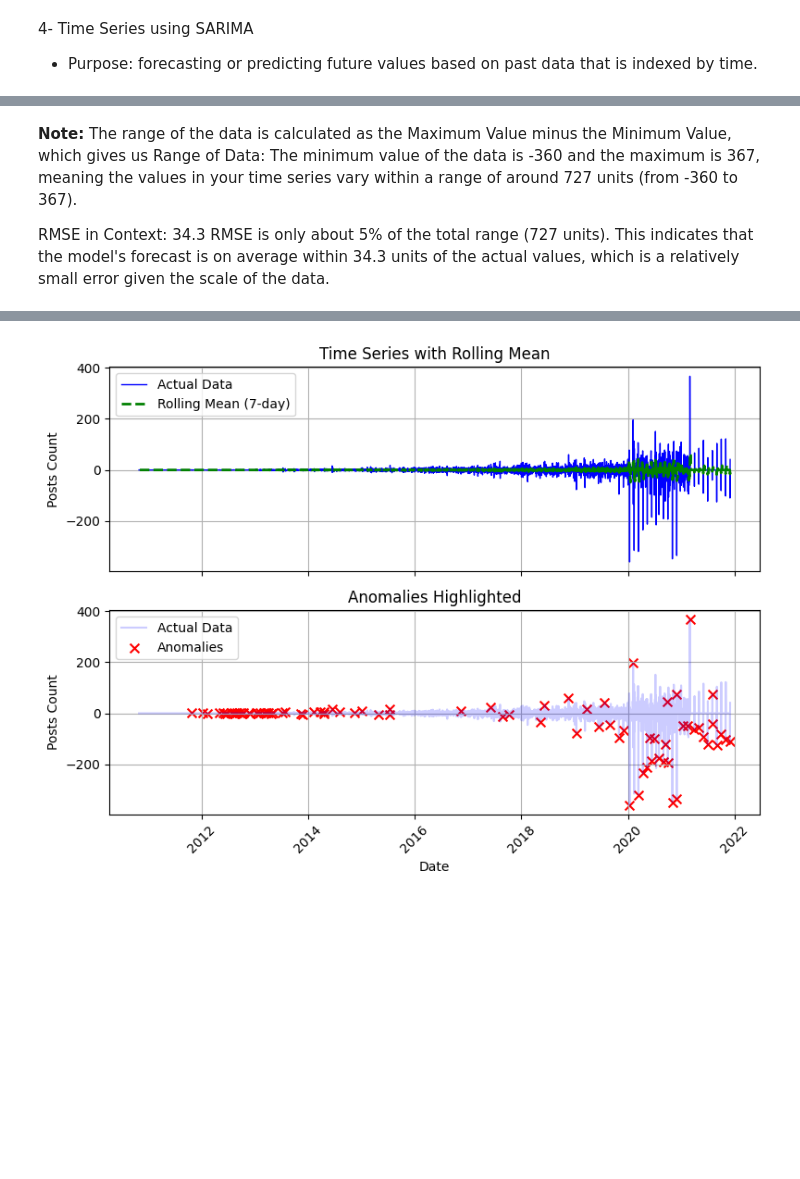
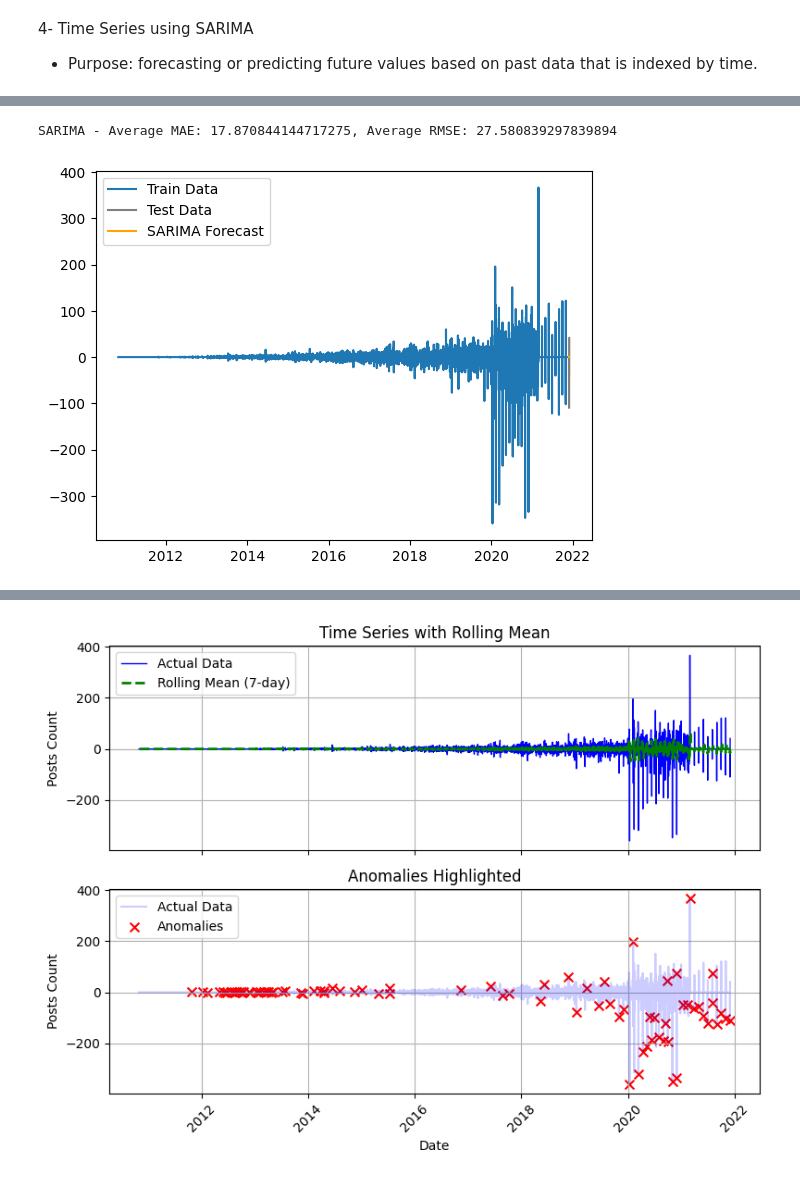
Before and after one commit to CleliaCaetano/-User-Behavior-Analysis-for-Optimizing-Engagement-on-Social-Media, a Jupyter notebook: Instagram_users_datetime_posts_data.ipynb, the cells around one changed output, grey strips where cells are left out. Drawn from its saved outputs; the diff is of its cells as text; code cells hidden in the pictures; blank space fills up the shorter version.

```diff
--- a/Instagram_users_datetime_posts_data.ipynb
+++ b/Instagram_users_datetime_posts_data.ipynb
@@ -760,4 +732,58 @@ RMSE for forecast: 34.29824959203161
-# %% [markdown]
-**Note:** The range of the data is calculated as the Maximum Value minus the Minimum Value, which gives us Range of Data: The minimum value of the data is -360 and the maximum is 367, meaning the values in your time series vary within a range of around 727 units (from -360 to 367).
-
-RMSE in Context: 34.3 RMSE is only about 5% of the total range (727 units). This indicates that the model's forecast is on average within 34.3 units of the actual values, which is a relatively small error given the scale of the data.
+# %%
+from statsmodels.tsa.statespace.sarimax import SARIMAX
+from sklearn.metrics import mean_absolute_error, mean_squared_error
+
+# Define a function for time-series cross-validation
+def time_series_cv(data, n_splits):
+    split_size = len(data) // n_splits
+    for i in range(n_splits):
+        train = data[:(split_size * (i + 1))]
+        test = data[(split_size * (i + 1)):(split_size * (i + 2))]
+        yield train, test
+
+# Evaluation function for MAE and RMSE
+def evaluate_model(y_true, y_pred):
+    mae = mean_absolute_error(y_true, y_pred)
+    rmse = np.sqrt(mean_squared_error(y_true, y_pred))
+    return mae, rmse
+
+# Cross-validation for SARIMA model
+sarima_mae = []
+sarima_rmse = []
+
+for train, test in time_series_cv(daily_data_diff, n_splits=5):
+    # Fit SARIMA model on differenced data
+    sarima_model = SARIMAX(train, order=(1, 1, 1), seasonal_order=(1, 1, 1, 7))
+    sarima_fit = sarima_model.fit(disp=False)
+
+    # Forecast for the test period
+    forecast = sarima_fit.get_forecast(steps=len(test))
+    forecast_index = test.index  # Use the test data index
+
+    # Calculate error metrics
+    mae, rmse = evaluate_model(test, forecast.predicted_mean)
+    sarima_mae.append(mae)
+    sarima_rmse.append(rmse)
+
+# Calculate average performance metrics across all folds
+average_mae = np.mean(sarima_mae)
+average_rmse = np.mean(sarima_rmse)
+
+print(f"SARIMA - Average MAE: {average_mae}, Average RMSE: {average_rmse}")
+
+# Plot the results for the last fold
+train, test = list(time_series_cv(daily_data_diff, n_splits=5))[-1]  # Last fold
+sarima_model = SARIMAX(train, order=(1, 1, 1), seasonal_order=(1, 1, 1, 7))
+sarima_fit = sarima_model.fit(disp=False)
+
+forecast = sarima_fit.get_forecast(steps=len(test))
+forecast_index = test.index
+plt.plot(train.index, train, label='Train Data')
+plt.plot(test.index, test, label='Test Data', color='gray')
+plt.plot(forecast_index, forecast.predicted_mean, label='SARIMA Forecast', color='orange')
+plt.fill_between(forecast_index, forecast.conf_int().iloc[:, 0], forecast.conf_int().iloc[:, 1], color='orange', alpha=0.3)
+plt.legend()
+plt.show()
+# %% [output]
+SARIMA - Average MAE: 17.870844144717275, Average RMSE: 27.580839297839894
+[figure, added]
```
Also changed, not shown: parts of 18 cells of this notebook.
